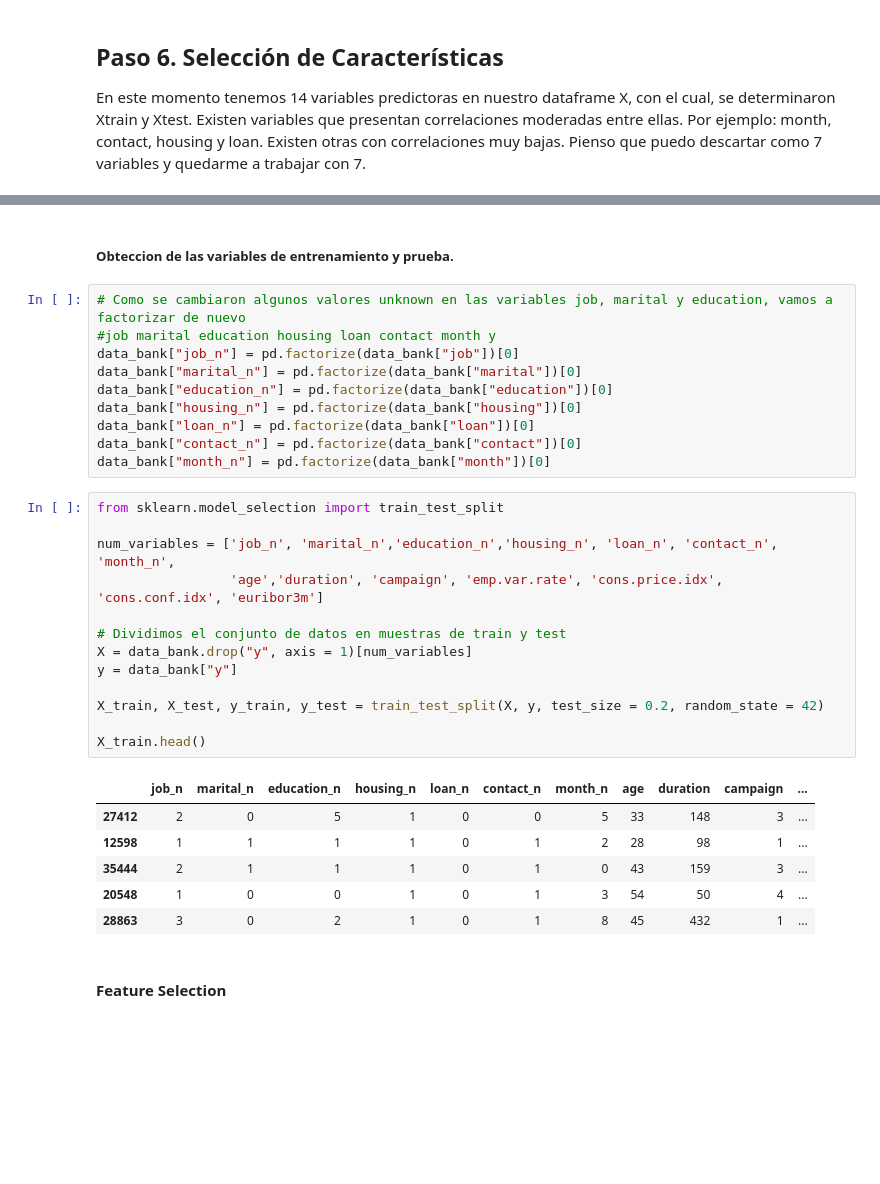
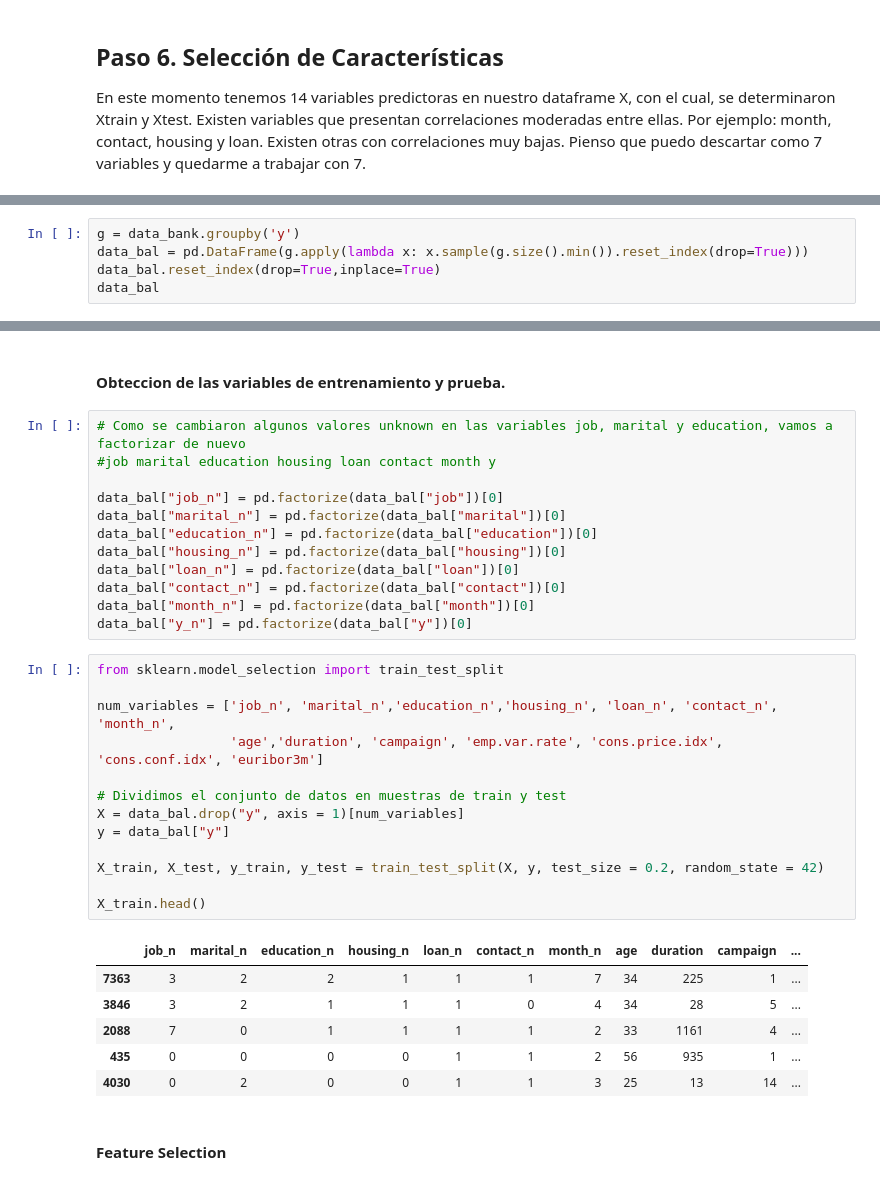
Before and after one commit to Gfotero/First-ML-Algorithm, a Jupyter notebook: src/explore.ipynb, the cells around one changed output, grey strips where cells are left out. Saved outputs shown, nothing was run; the diff lists cells and outputs as text; blank space fills up the shorter version.

```diff
--- a/src/explore.ipynb
+++ b/src/explore.ipynb
@@ -677,0 +689,5 @@ En este momento tenemos 14 variables predictoras en nuestro dataframe X, con el
+# %%
+g = data_bank.groupby('y')
+data_bal = pd.DataFrame(g.apply(lambda x: x.sample(g.size().min()).reset_index(drop=True)))
+data_bal.reset_index(drop=True,inplace=True)
+data_bal
@@ -678,35 +708,37 @@ En este momento tenemos 14 variables predictoras en nuestro dataframe X, con el
 # %% [markdown]
-##### Obteccion de las variables de entrenamiento y prueba.
+#### Obteccion de las variables de entrenamiento y prueba.
 # %%
 # Como se cambiaron algunos valores unknown en las variables job, marital y education, vamos a factorizar de nuevo
 #job marital education housing loan contact month y
-data_bank["job_n"] = pd.factorize(data_bank["job"])[0]
-data_bank["marital_n"] = pd.factorize(data_bank["marital"])[0]
-data_bank["education_n"] = pd.factorize(data_bank["education"])[0]
-data_bank["housing_n"] = pd.factorize(data_bank["housing"])[0]
-data_bank["loan_n"] = pd.factorize(data_bank["loan"])[0]
-data_bank["contact_n"] = pd.factorize(data_bank["contact"])[0]
-data_bank["month_n"] = pd.factorize(data_bank["month"])[0]
+
+data_bal["job_n"] = pd.factorize(data_bal["job"])[0]
+data_bal["marital_n"] = pd.factorize(data_bal["marital"])[0]
+data_bal["education_n"] = pd.factorize(data_bal["education"])[0]
+data_bal["housing_n"] = pd.factorize(data_bal["housing"])[0]
+data_bal["loan_n"] = pd.factorize(data_bal["loan"])[0]
+data_bal["contact_n"] = pd.factorize(data_bal["contact"])[0]
+data_bal["month_n"] = pd.factorize(data_bal["month"])[0]
+data_bal["y_n"] = pd.factorize(data_bal["y"])[0]
 # %%
 from sklearn.model_selection import train_test_split
 
 num_variables = ['job_n', 'marital_n','education_n','housing_n', 'loan_n', 'contact_n', 'month_n',
                  'age','duration', 'campaign', 'emp.var.rate', 'cons.price.idx', 'cons.conf.idx', 'euribor3m']
 
 # Dividimos el conjunto de datos en muestras de train y test
-X = data_bank.drop("y", axis = 1)[num_variables]
-y = data_bank["y"]
+X = data_bal.drop("y", axis = 1)[num_variables]
+y = data_bal["y"]
 
 X_train, X_test, y_train, y_test = train_test_split(X, y, test_size = 0.2, random_state = 42)
 
 X_train.head()
 # %% [output]
 |  | job_n | marital_n | education_n | housing_n | loan_n | contact_n | month_n | age | duration | campaign | ... |
-| 27412 | 2 | 0 | 5 | 1 | 0 | 0 | 5 | 33 | 148 | 3 | ... |
-| 12598 | 1 | 1 | 1 | 1 | 0 | 1 | 2 | 28 | 98 | 1 | ... |
-| 35444 | 2 | 1 | 1 | 1 | 0 | 1 | 0 | 43 | 159 | 3 | ... |
-| 20548 | 1 | 0 | 0 | 1 | 0 | 1 | 3 | 54 | 50 | 4 | ... |
-| 28863 | 3 | 0 | 2 | 1 | 0 | 1 | 8 | 45 | 432 | 1 | ... |
+| 7363 | 3 | 2 | 2 | 1 | 1 | 1 | 7 | 34 | 225 | 1 | ... |
+| 3846 | 3 | 2 | 1 | 1 | 1 | 0 | 4 | 34 | 28 | 5 | ... |
+| 2088 | 7 | 0 | 1 | 1 | 1 | 1 | 2 | 33 | 1161 | 4 | ... |
+| 435 | 0 | 0 | 0 | 0 | 1 | 1 | 2 | 56 | 935 | 1 | ... |
+| 4030 | 0 | 2 | 0 | 0 | 1 | 1 | 3 | 25 | 13 | 14 | ... |
 # %% [markdown]
 #### Feature Selection
 # %%
```
Also changed, not shown: parts of 16 cells of this notebook.
